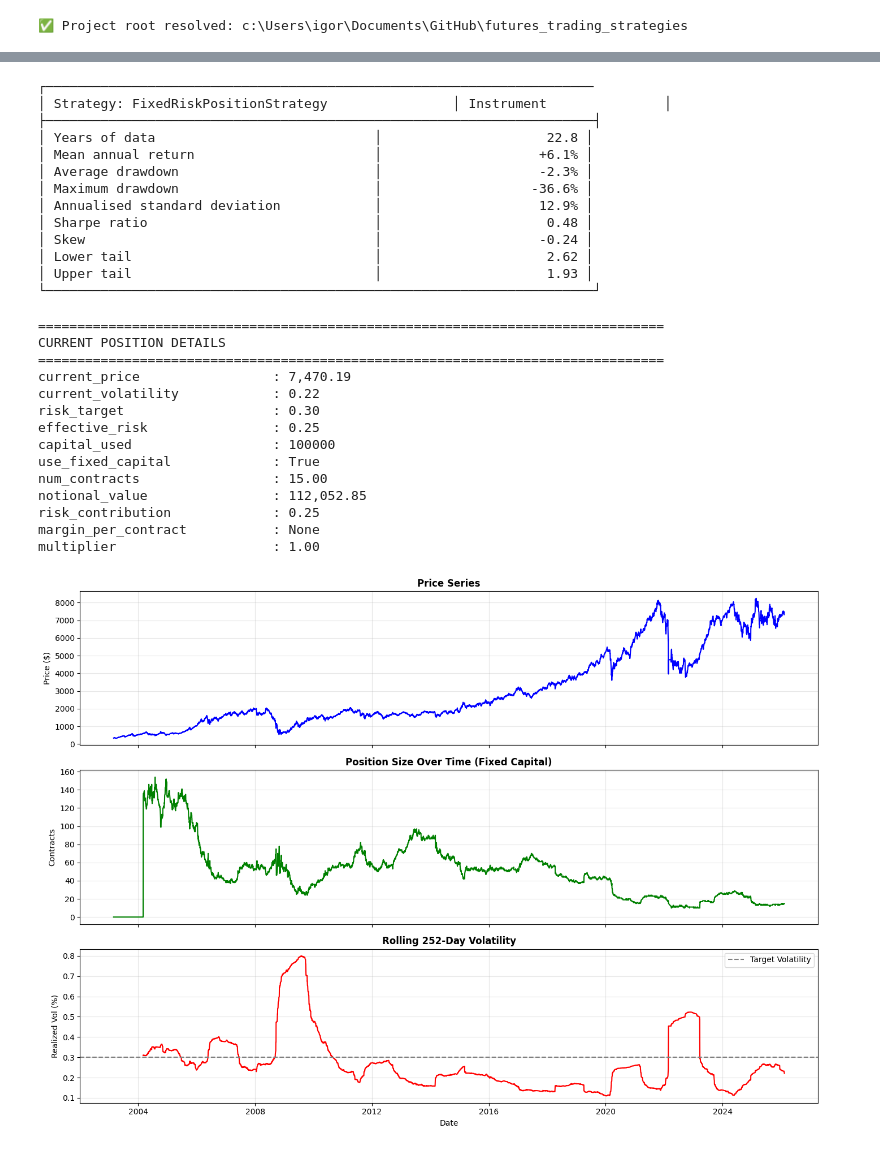
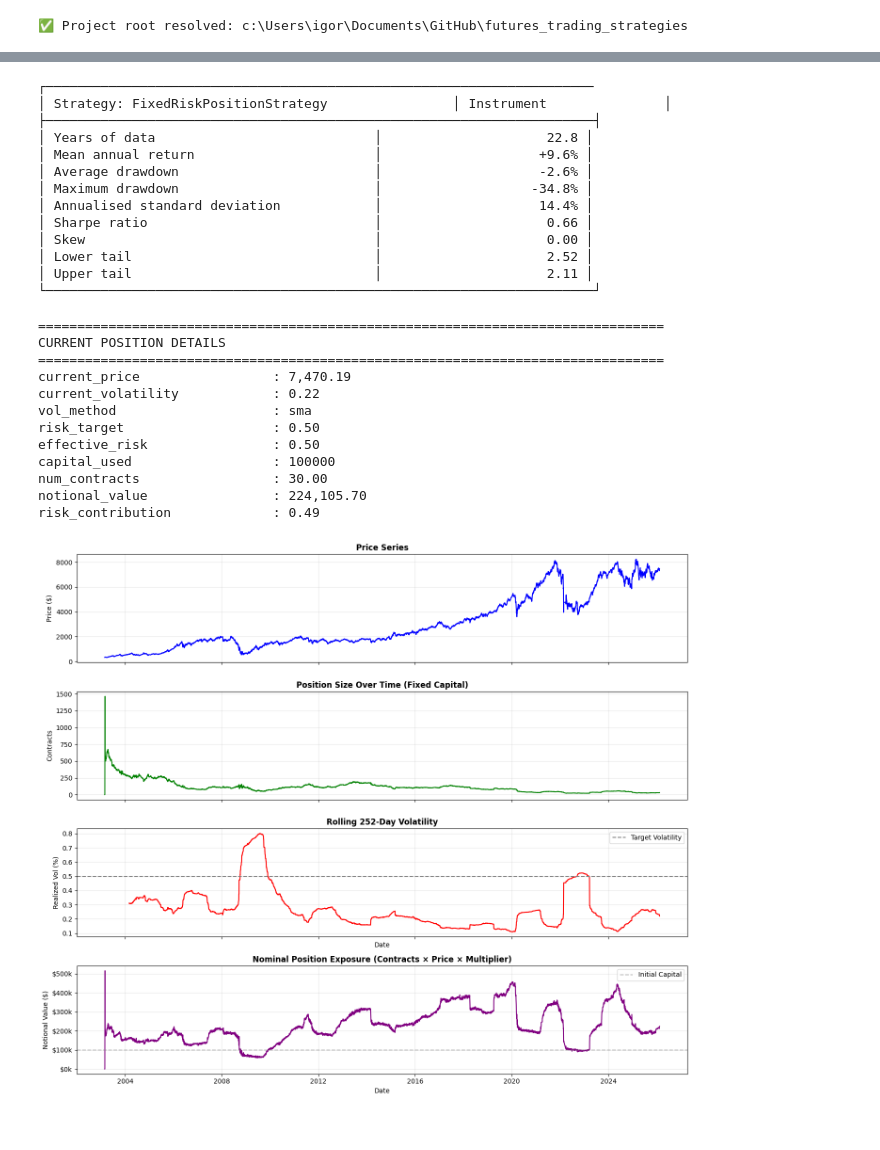
Before and after one commit to SoulDancer27/futures_trading_strategies, a Jupyter notebook: my_tests/2. test buy and hold with risk scaling.ipynb, the cells around one changed output, grey strips where cells are left out. Drawn from its saved outputs; the diff is of its cells as text; code cells hidden in the pictures.

```diff
--- a/my_tests/2. test buy and hold with risk scaling.ipynb
+++ b/my_tests/2. test buy and hold with risk scaling.ipynb
@@ -39,9 +38,11 @@ display(data.head())
 # %%
 INITIAL_CAPITAL = 100000
 VOLATILITY_WINDOW = 252
-RISK_TARGET = 0.3
+RISK_TARGET = 0.5
+MULTIPLIER=1.0
+MAX_LEVERAGE=1.0
 # %%
-strategy_fixed = FixedRiskPositionStrategy(volatility_window=VOLATILITY_WINDOW, risk_target=RISK_TARGET)
+strategy_fixed = FixedRiskPositionStrategy(volatility_window=VOLATILITY_WINDOW, risk_target=RISK_TARGET, expected_sharpe=10, max_leverage=MAX_LEVERAGE)
 # %%
 
 engine = VectorizedEngine(
@@ -58,14 +59,14 @@ strategy_fixed_result.print_summary()
 │ Strategy: FixedRiskPositionStrategy                │ Instrument               │
 ├──────────────────────────────────────────────────────────────────────┤
 │ Years of data                            │                     22.8 │
-│ Mean annual return                       │                    +6.1% │
-│ Average drawdown                         │                    -2.3% │
-│ Maximum drawdown                         │                   -36.6% │
-│ Annualised standard deviation            │                    12.9% │
-│ Sharpe ratio                             │                     0.48 │
-│ Skew                                     │                    -0.24 │
-│ Lower tail                               │                     2.62 │
-│ Upper tail                               │                     1.93 │
+│ Mean annual return                       │                    +9.6% │
+│ Average drawdown                         │                    -2.6% │
+│ Maximum drawdown                         │                   -34.8% │
+│ Annualised standard deviation            │                    14.4% │
+│ Sharpe ratio                             │                     0.66 │
+│ Skew                                     │                     0.00 │
+│ Lower tail                               │                     2.52 │
+│ Upper tail                               │                     2.11 │
 └──────────────────────────────────────────────────────────────────────┘
 # %%
 # Get detailed position info
@@ -85,7 +86,7 @@ for key, value in info.items():
 
 # %%
 # Plot position sizes over time
-fig, axes = plt.subplots(3, 1, figsize=(14, 10), sharex=True)
+fig, axes = plt.subplots(4, 1, figsize=(14, 12), sharex=True)
 
 # Panel 1: Price
 axes[0].plot(data.index, data['close'], linewidth=1.5, color='blue')
@@ -93,42 +94,56 @@ axes[0].set_ylabel('Price ($)')
 axes[0].set_title('Price Series', fontweight='bold')
 axes[0].grid(True, alpha=0.3)
 
 # Panel 2: Positions
 axes[1].plot(strategy_fixed_result.positions.index, strategy_fixed_result.positions,
              linewidth=1.5, color='green')
 axes[1].set_ylabel('Contracts')
 axes[1].set_title('Position Size Over Time (Fixed Capital)', fontweight='bold')
 axes[1].grid(True, alpha=0.3)
 
 # Panel 3: Volatility
 volatility = data['close'].pct_change().rolling(VOLATILITY_WINDOW).std() * np.sqrt(252)
 axes[2].plot(volatility.index, volatility, linewidth=1.5, color='red')
 axes[2].axhline(RISK_TARGET, color='gray', linestyle='--', label='Target Volatility')
 axes[2].set_ylabel('Realized Vol (%)')
 axes[2].set_xlabel('Date')
 axes[2].set_title(f'Rolling {VOLATILITY_WINDOW}-Day Volatility', fontweight='bold')
 axes[2].legend()
 axes[2].grid(True, alpha=0.3)
 
+# Panel 4: Notional Value (Nominal Exposure)
+# Calculate: Notional = Contracts × Price × Multiplier
+positions = strategy_fixed_result.positions
+notional_value = positions * data['close'] * MULTIPLIER
+
+axes[3].plot(notional_value.index, notional_value, linewidth=1.5, color='purple')
+axes[3].axhline(INITIAL_CAPITAL, color='gray', linestyle='--', alpha=0.5, label='Initial Capital')
+axes[3].set_ylabel('Notional Value ($)')
+axes[3].set_xlabel('Date')
+axes[3].set_title('Nominal Position Exposure (Contracts × Price × Multiplier)', fontweight='bold')
+axes[3].legend()
+axes[3].grid(True, alpha=0.3)
+
+# Format y-axis for currency
+axes[3].yaxis.set_major_formatter(plt.FuncFormatter(lambda y, _: f'${y/1000:.0f}k'))
+
 plt.tight_layout()
 plt.savefig("../outputs/fixed_risk_strategy/04_position_analysis.png", dpi=150, bbox_inches='tight')
 plt.show()
 # %% [output]
 ================================================================================
 CURRENT POSITION DETAILS
 ================================================================================
 current_price                 : 7,470.19
 current_volatility            : 0.22
-risk_target                   : 0.30
-effective_risk                : 0.25
+vol_method                    : sma
+risk_target                   : 0.50
+effective_risk                : 0.50
 capital_used                  : 100000
-use_fixed_capital             : True
-num_contracts                 : 15.00
-notional_value                : 112,052.85
-risk_contribution             : 0.25
-margin_per_contract           : None
-multiplier                    : 1.00
+num_contracts                 : 30.00
+notional_value                : 224,105.70
+risk_contribution             : 0.49
-[figure, old version]
+[figure, new version]
 # %%
 fig, axes = plt.subplots(1, 2, figsize=(14, 5))
 
```
Also changed, not shown: parts of 3 cells of this notebook, 12 other files.
